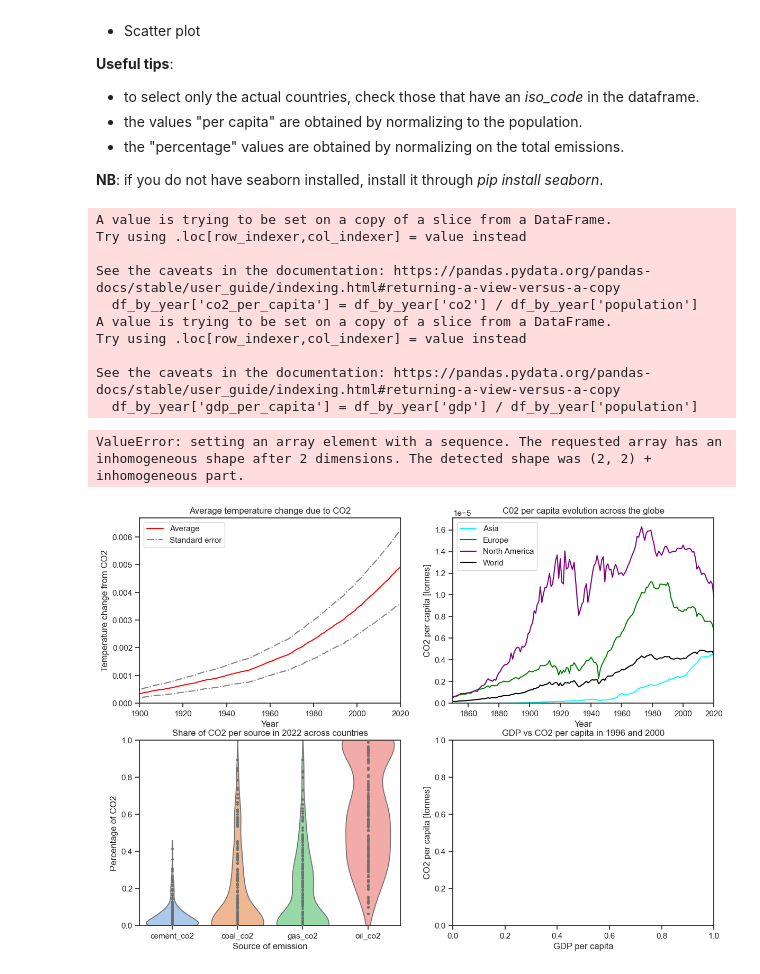
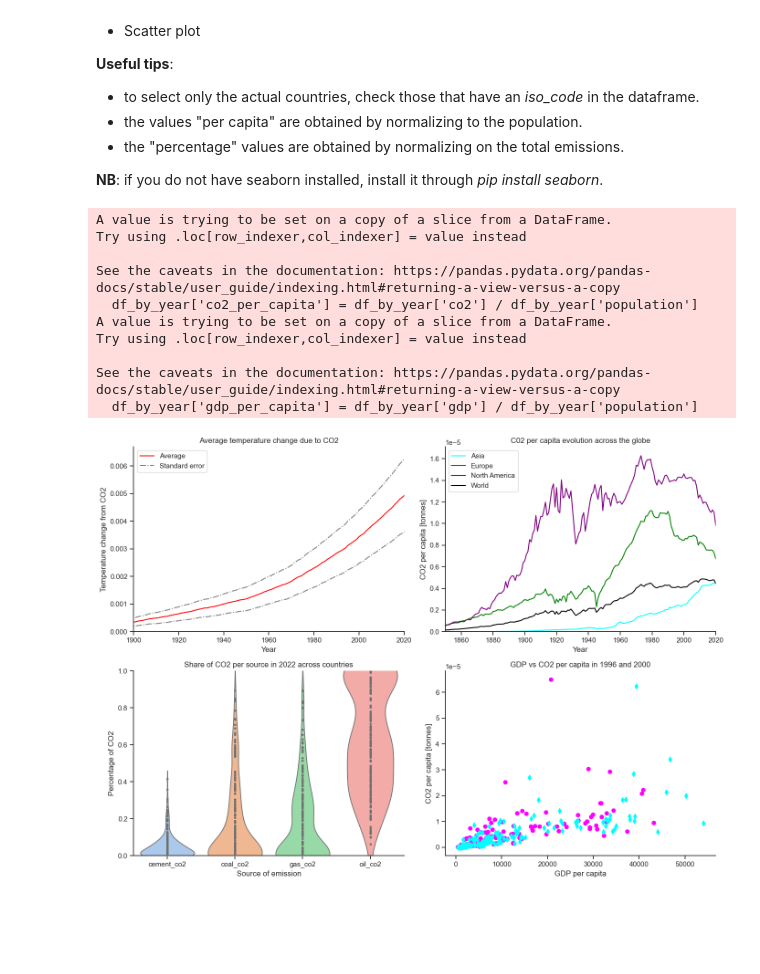
Before and after one commit to Wii42/data_science_ex, a Jupyter notebook: ex_7/W7_assignment.ipynb, the cells around one changed output. Cells and saved outputs as stored; diff of their text form; code cells hidden in the pictures; blank space fills up the shorter version.

Commit message:
finished plot 4 ex7

```diff
--- a/ex_7/W7_assignment.ipynb
+++ b/ex_7/W7_assignment.ipynb
@@ -114,40 +114,43 @@ def subplot4(fig: plt.Figure):
     df_by_year['co2_per_capita'] = df_by_year['co2'] / df_by_year['population']
     df_by_year['gdp_per_capita'] = df_by_year['gdp'] / df_by_year['population']
 
-    for year in [(1996, 'cyan'), (2000, 'pink')]:
-        plot.scatter( x = df_by_year['gdp_per_capita'], y = df_by_year['co2_per_capita'], label = year[0], color = year[1])
+    df_1996 = df_by_year[df_by_year['year'] == 1996]
+    df_2000 = df_by_year[df_by_year['year'] == 2000]
+
+    plot.scatter( x = df_1996['gdp_per_capita'], y = df_1996['co2_per_capita'], color = 'magenta', label = 1996, marker = 'o')
+    plot.scatter( x = df_2000['gdp_per_capita'], y = df_2000['co2_per_capita'], color = 'cyan', label = 2000, marker = 'd')
+
 
 
 
 
 
 sns.set_theme(style='ticks', palette='pastel')
 
 df: pd.DataFrame = pd.read_csv('data/owid-co2-data-reduced.csv')
 df_nations_only = df[df.iso_code.notnull()]  # keep only rows where iso code is net null, e.g. belongs to a country
 df_co2_per_capita = df.assign(co2_per_capita=lambda x: df['co2'] / df['population'])
 
 
 
 fig: plt.Figure = plt.figure(figsize=(14, 10))
 subplot1(fig)
 subplot2(fig)
 df.groupby('iso_code').get_group('AFG')
 subplot3(fig)
 subplot4(fig)
 sns.despine()
 fig.tight_layout()
 plt.show()
 # %% [output]
 A value is trying to be set on a copy of a slice from a DataFrame.
 Try using .loc[row_indexer,col_indexer] = value instead
 
 See the caveats in the documentation: https://pandas.pydata.org/pandas-docs/stable/user_guide/indexing.html#returning-a-view-versus-a-copy
   df_by_year['co2_per_capita'] = df_by_year['co2'] / df_by_year['population']
 A value is trying to be set on a copy of a slice from a DataFrame.
 Try using .loc[row_indexer,col_indexer] = value instead
 
 See the caveats in the documentation: https://pandas.pydata.org/pandas-docs/stable/user_guide/indexing.html#returning-a-view-versus-a-copy
   df_by_year['gdp_per_capita'] = df_by_year['gdp'] / df_by_year['population']
-ValueError: setting an array element with a sequence. The requested array has an inhomogeneous shape after 2 dimensions. The detected shape was (2, 2) + inhomogeneous part.
-[figure, old version]
+[figure, new version]
```
